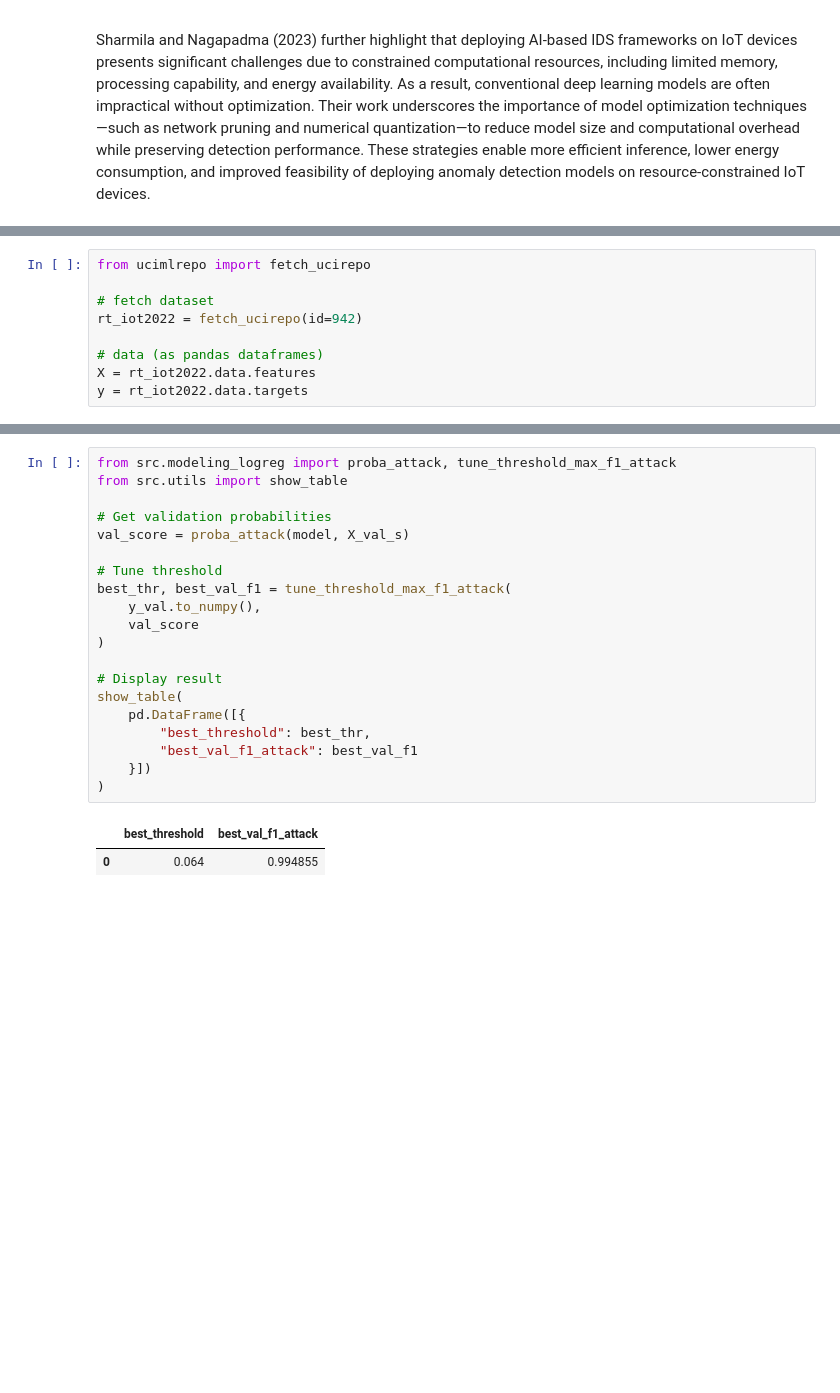
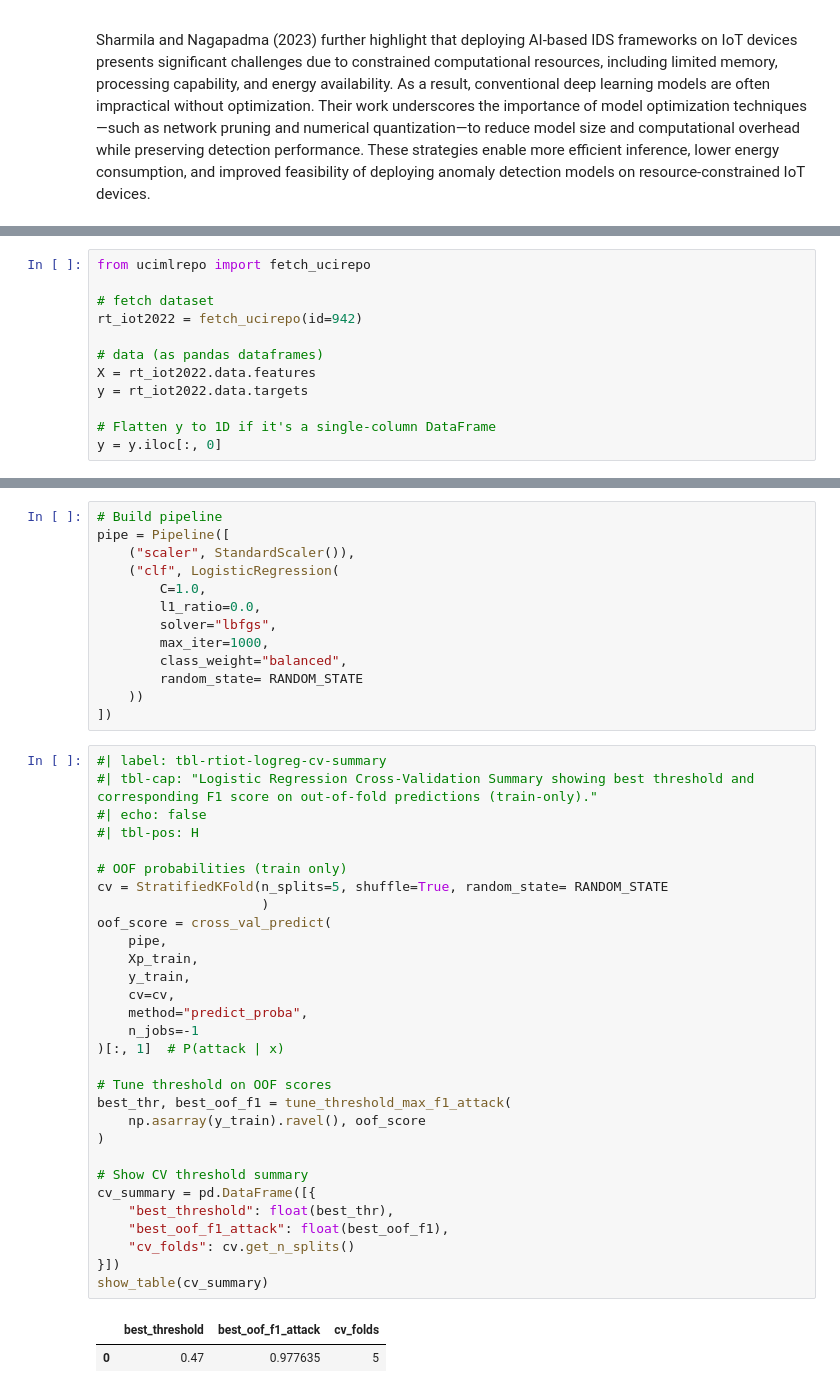
Before and after one commit to AnhJoe/Real-Time_IoT_2022_Quantized_Auto_Encoder, a Jupyter notebook: RT-IoT2022.ipynb, the cells around one changed output, grey strips where cells are left out. Cells and saved outputs as stored; diff of their text form; blank space fills up the shorter version.

```diff
--- a/RT-IoT2022.ipynb
+++ b/RT-IoT2022.ipynb
@@ -63,5 +126,8 @@ rt_iot2022 = fetch_ucirepo(id=942)
 # data (as pandas dataframes)
 X = rt_iot2022.data.features
 y = rt_iot2022.data.targets
+
+# Flatten y to 1D if it's a single-column DataFrame
+y = y.iloc[:, 0]
 # %% [markdown]
 ## Data Dictionary:
@@ -360,23 +722,46 @@ show_table(pd.DataFrame([fit_summary]))
+# %%
+# Build pipeline
+pipe = Pipeline([
+    ("scaler", StandardScaler()),
+    ("clf", LogisticRegression(
+        C=1.0,
+        l1_ratio=0.0,
+        solver="lbfgs",
+        max_iter=1000,
+        class_weight="balanced",
+        random_state= RANDOM_STATE
+    ))
+])
 # %%
-from src.modeling_logreg import proba_attack, tune_threshold_max_f1_attack
-from src.utils import show_table
+#| label: tbl-rtiot-logreg-cv-summary
+#| tbl-cap: "Logistic Regression Cross-Validation Summary showing best threshold and corresponding F1 score on out-of-fold predictions (train-only)."
+#| echo: false
+#| tbl-pos: H
 
-# Get validation probabilities
-val_score = proba_attack(model, X_val_s)
+# OOF probabilities (train only)
+cv = StratifiedKFold(n_splits=5, shuffle=True, random_state= RANDOM_STATE
+                     )
+oof_score = cross_val_predict(
+    pipe,
+    Xp_train,
+    y_train,
+    cv=cv,
+    method="predict_proba",
+    n_jobs=-1
+)[:, 1]  # P(attack | x)
 
-# Tune threshold
-best_thr, best_val_f1 = tune_threshold_max_f1_attack(
-    y_val.to_numpy(),
-    val_score
+# Tune threshold on OOF scores
+best_thr, best_oof_f1 = tune_threshold_max_f1_attack(
+    np.asarray(y_train).ravel(), oof_score
 )
 
-# Display result
-show_table(
-    pd.DataFrame([{
-        "best_threshold": best_thr,
-        "best_val_f1_attack": best_val_f1
-    }])
-)
+# Show CV threshold summary
+cv_summary = pd.DataFrame([{
+    "best_threshold": float(best_thr),
+    "best_oof_f1_attack": float(best_oof_f1),
+    "cv_folds": cv.get_n_splits()
+}])
+show_table(cv_summary)
 # %% [output]
-|  | best_threshold | best_val_f1_attack |
-| 0 | 0.064 | 0.994855 |
+|  | best_threshold | best_oof_f1_attack | cv_folds |
+| 0 | 0.47 | 0.977635 | 5 |
```
Also changed, not shown: parts of 55 cells of this notebook.
